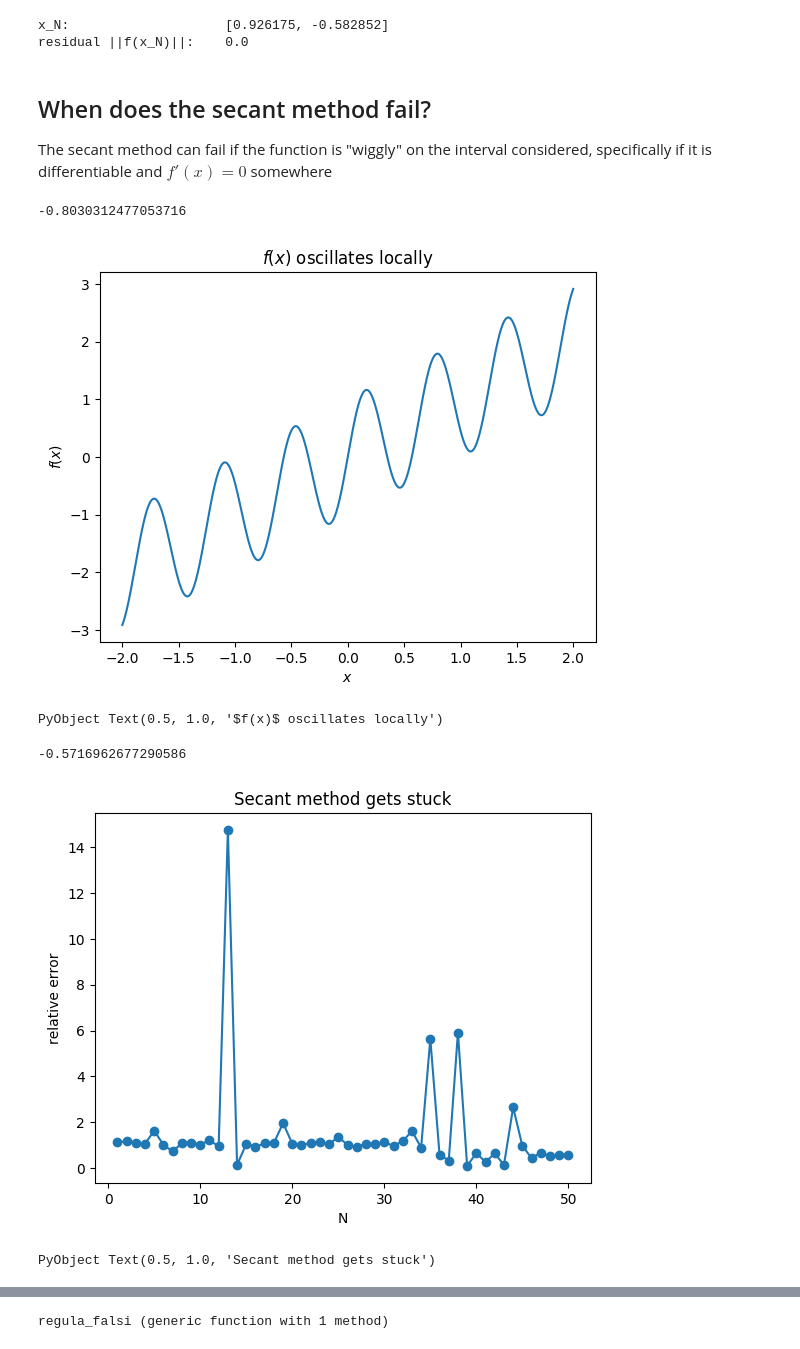
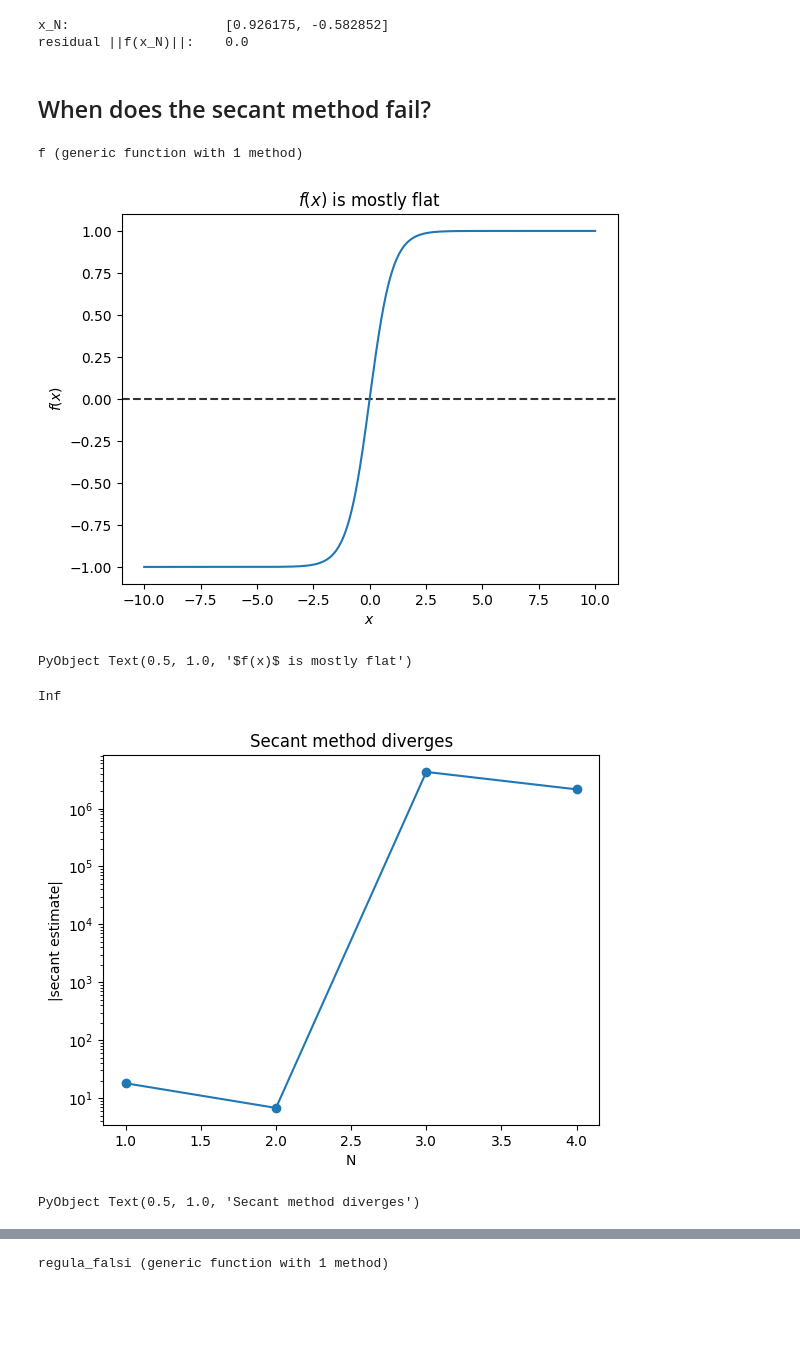
Before and after one commit to mitmath/18330, a Jupyter notebook: 08_Root_Finding.ipynb, the cells around one changed output, grey strips where cells are left out. Cells and saved outputs as stored; diff of their text form; code cells hidden in the pictures; blank space fills up the shorter version.

```diff
--- a/08_Root_Finding.ipynb
+++ b/08_Root_Finding.ipynb
@@ -396,48 +396,46 @@ println("residual ||f(x_N)||:\t", norm(f(x_N)))
 # %% [output]
 x_N:                    [0.926175, -0.582852]
 residual ||f(x_N)||:    0.0
-# %% [markdown]
-## When does the secant method fail?
-
-The secant method can fail if the function is "wiggly" on the interval considered,
-specifically if it is differentiable and $f'(x)=0$ somewhere
+# %% [markdown]
+## When does the secant method fail?
 # %%
 # example where the secant method fails
-f(x) = sin(10x) + x
+f(x) = tanh(x)
 # %% [output]
--0.8030312477053716
+f (generic function with 1 method)
 # %%
 figure()
-x = LinRange(-2, 2, 1000)
+x = LinRange(-10, 10, 1000)
+
+axhline(0, color="k", ls="--", alpha=0.8)
 plot(x, f.(x))
 
 xlabel(L"x")
 ylabel(L"f(x)")
-title(L"$f(x)$ oscillates locally")
+title(L"$f(x)$ is mostly flat")
 # %% [output]
-[figure, old version]
+[figure, new version]
-PyObject Text(0.5, 1.0, '$f(x)$ oscillates locally')
+PyObject Text(0.5, 1.0, '$f(x)$ is mostly flat')
-# %%
-# initial bracket is slightly asymmetric, the secant method gets stuck due to local
-# oscillations of f(x)
-
-secant(f, -1.0, 1.1; N=50)
-# %% [output]
--0.5716962677290586
+# %%
+# first guess leaves the root un-bracketed, method diverges
+
+secant(f, -0.1, 10.; N=5)
+# %% [output]
+Inf
 # %%
 # convergence analysis
-Ns = collect(1:50)
+Ns = collect(1:10)
 
 # roughly one digit per iteration
-approximations = [secant(f, -1.0, 1.1; N=N) for N in Ns]
+approximations = [secant(f, -0.1, 10.0; N=N) for N in Ns]
 
 figure()
 
-plot(Ns, abs.(approximations), "-o")
+semilogy(Ns, abs.(approximations), "-o")
 xlabel("N")
-ylabel("relative error")
-title("Secant method gets stuck")
+ylabel("|secant estimate|")
+title("Secant method diverges")
 # %% [output]
-[figure, old version]
+[figure, new version]
-PyObject Text(0.5, 1.0, 'Secant method gets stuck')
+PyObject Text(0.5, 1.0, 'Secant method diverges')
 # %% [markdown]
```
Also changed, not shown: parts of 10 cells of this notebook, 2 other files.
